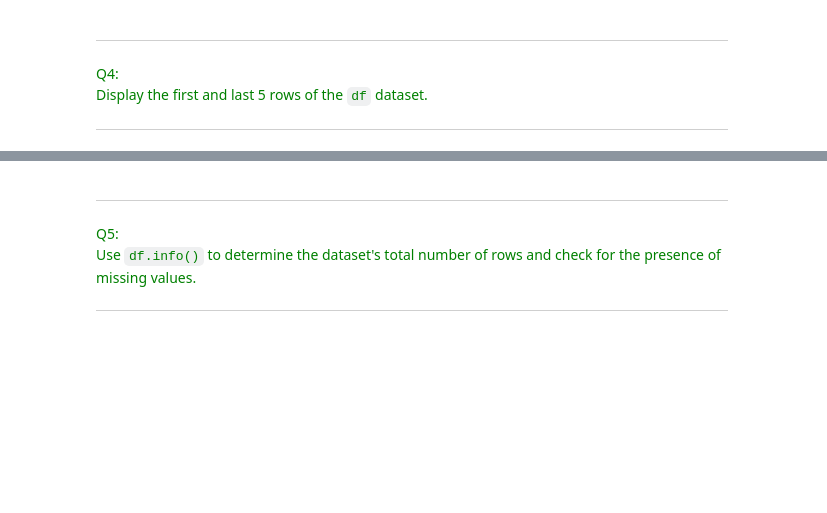
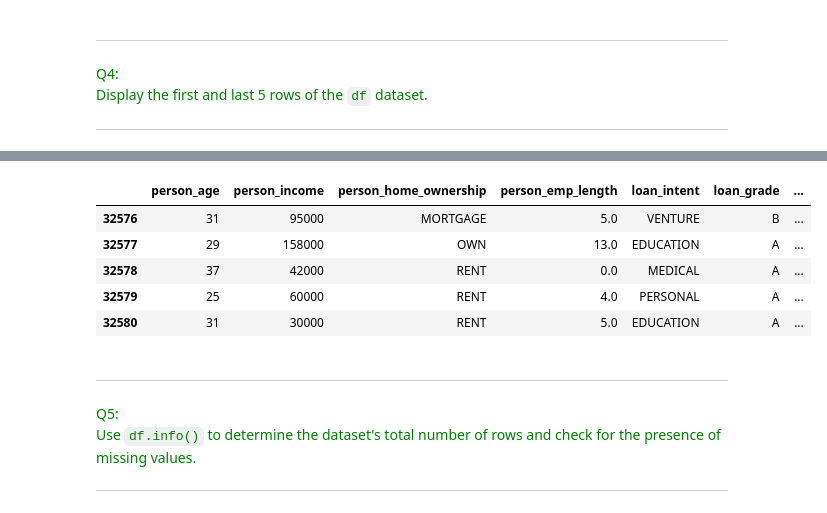
Before and after one commit to shmiiing/machine_learning, a Jupyter notebook: Programming_Sessions/Programming_Session_2/Programming_Session_2.ipynb, the cells around one changed output, grey strips where cells are left out. Cells and saved outputs as stored; diff of their text form; code cells hidden in the pictures; blank space fills up the shorter version.

```diff
--- a/Programming_Sessions/Programming_Session_2/Programming_Session_2.ipynb
+++ b/Programming_Sessions/Programming_Session_2/Programming_Session_2.ipynb
@@ -148,3 +149,12 @@ Display the first and last 5 rows of the `df` dataset.
+# %%
+df.tail()
+# %% [output]
+|  | person_age | person_income | person_home_ownership | person_emp_length | loan_intent | loan_grade | ... |
+| 32576 | 31 | 95000 | MORTGAGE | 5.0 | VENTURE | B | ... |
+| 32577 | 29 | 158000 | OWN | 13.0 | EDUCATION | A | ... |
+| 32578 | 37 | 42000 | RENT | 0.0 | MEDICAL | A | ... |
+| 32579 | 25 | 60000 | RENT | 4.0 | PERSONAL | A | ... |
+| 32580 | 31 | 30000 | RENT | 5.0 | EDUCATION | A | ... |
 # %% [markdown]
 ---
 <font color=green>Q5:</font>
```
Also changed, not shown: parts of 10 cells of this notebook.
